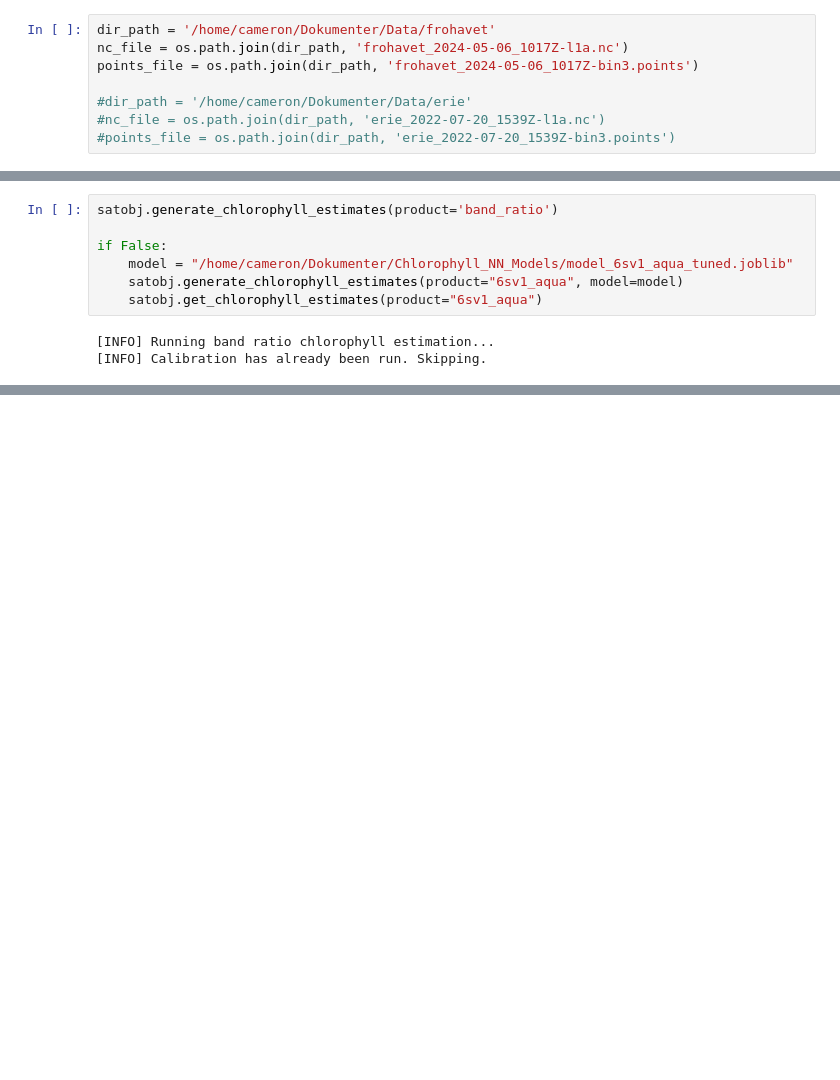
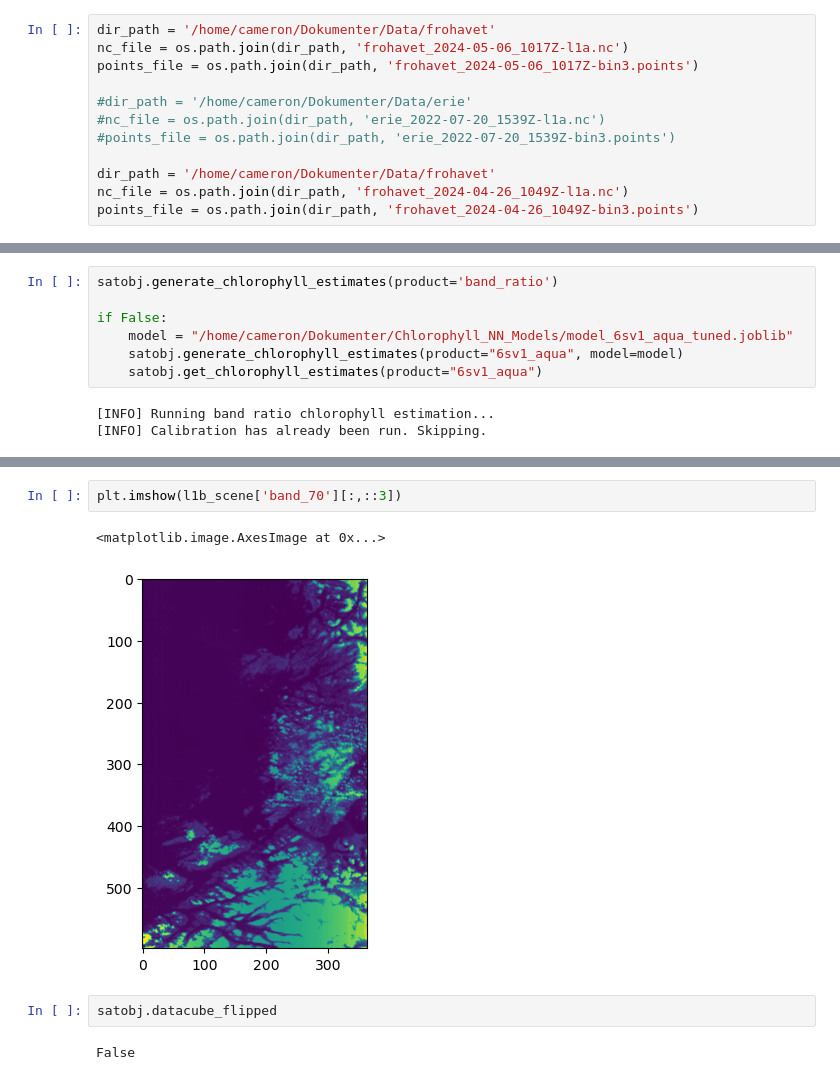
Before and after one commit to NTNU-SmallSat-Lab/hypso-package, a Jupyter notebook: demo/satpy_testing.ipynb, the cells around one changed output, grey strips where cells are left out. Cells and saved outputs as stored; diff of their text form; blank space fills up the shorter version.

```diff
--- a/demo/satpy_testing.ipynb
+++ b/demo/satpy_testing.ipynb
@@ -19,6 +28,10 @@ points_file = os.path.join(dir_path, 'frohavet_2024-05-06_1017Z-bin3.points')
 #dir_path = '/home/cameron/Dokumenter/Data/erie'
 #nc_file = os.path.join(dir_path, 'erie_2022-07-20_1539Z-l1a.nc')
 #points_file = os.path.join(dir_path, 'erie_2022-07-20_1539Z-bin3.points')
+
+dir_path = '/home/cameron/Dokumenter/Data/frohavet'
+nc_file = os.path.join(dir_path, 'frohavet_2024-04-26_1049Z-l1a.nc')
+points_file = os.path.join(dir_path, 'frohavet_2024-04-26_1049Z-bin3.points')
 # %%
 satobj = Hypso1(hypso_path=nc_file, points_path=points_file, verbose=True)
 
@@ -136,0 +181,9 @@ array([[1.98022832, 2.05960769, 2.13993502, ..., 2.07018929, 2.11488065,
+# %%
+plt.imshow(l1b_scene['band_70'][:,::3])
+# %% [output]
+<matplotlib.image.AxesImage at 0x...>
+[figure, added]
+# %%
+satobj.datacube_flipped
+# %% [output]
+False
```
Also changed, not shown: parts of 20 cells of this notebook, 1 other file.
